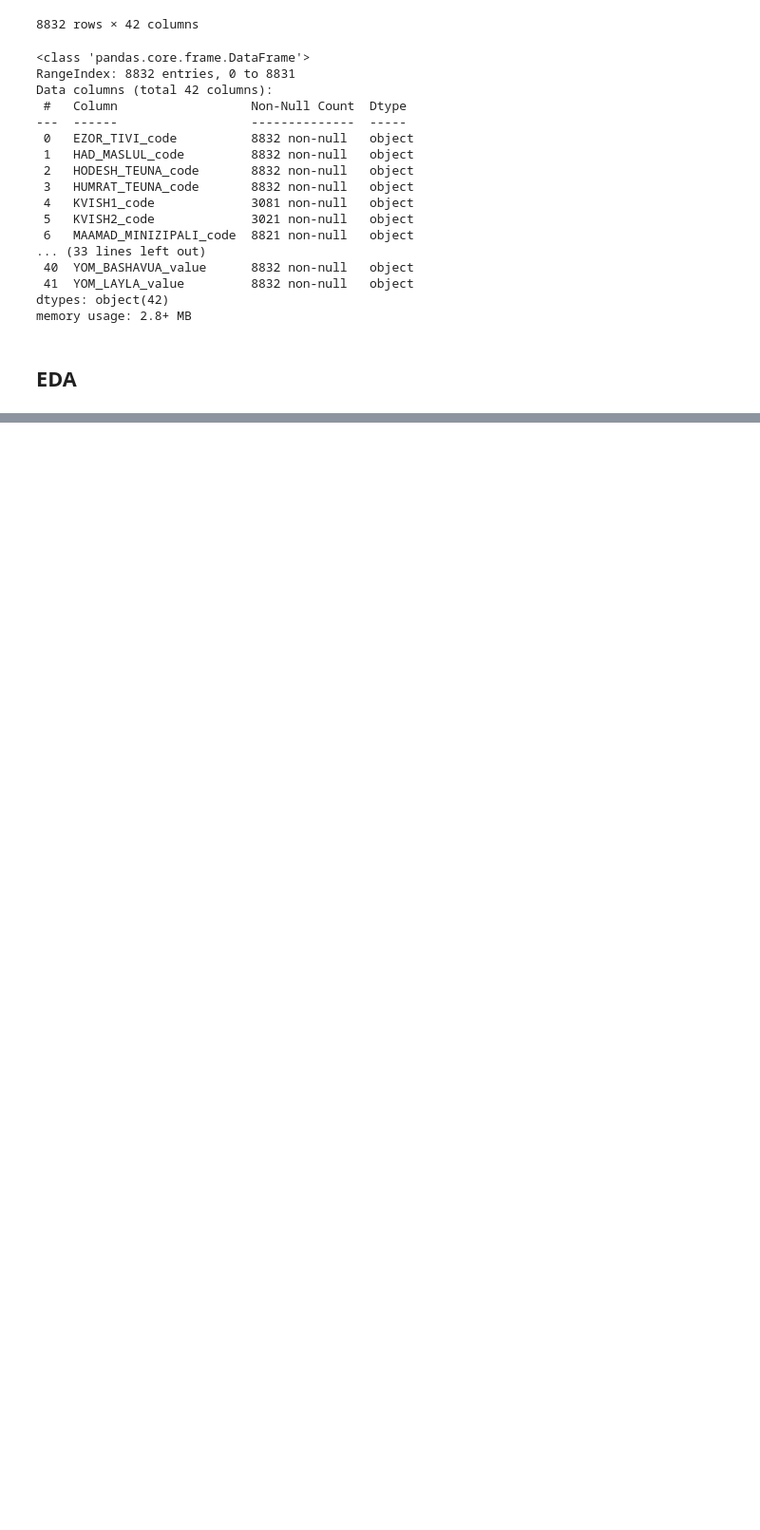
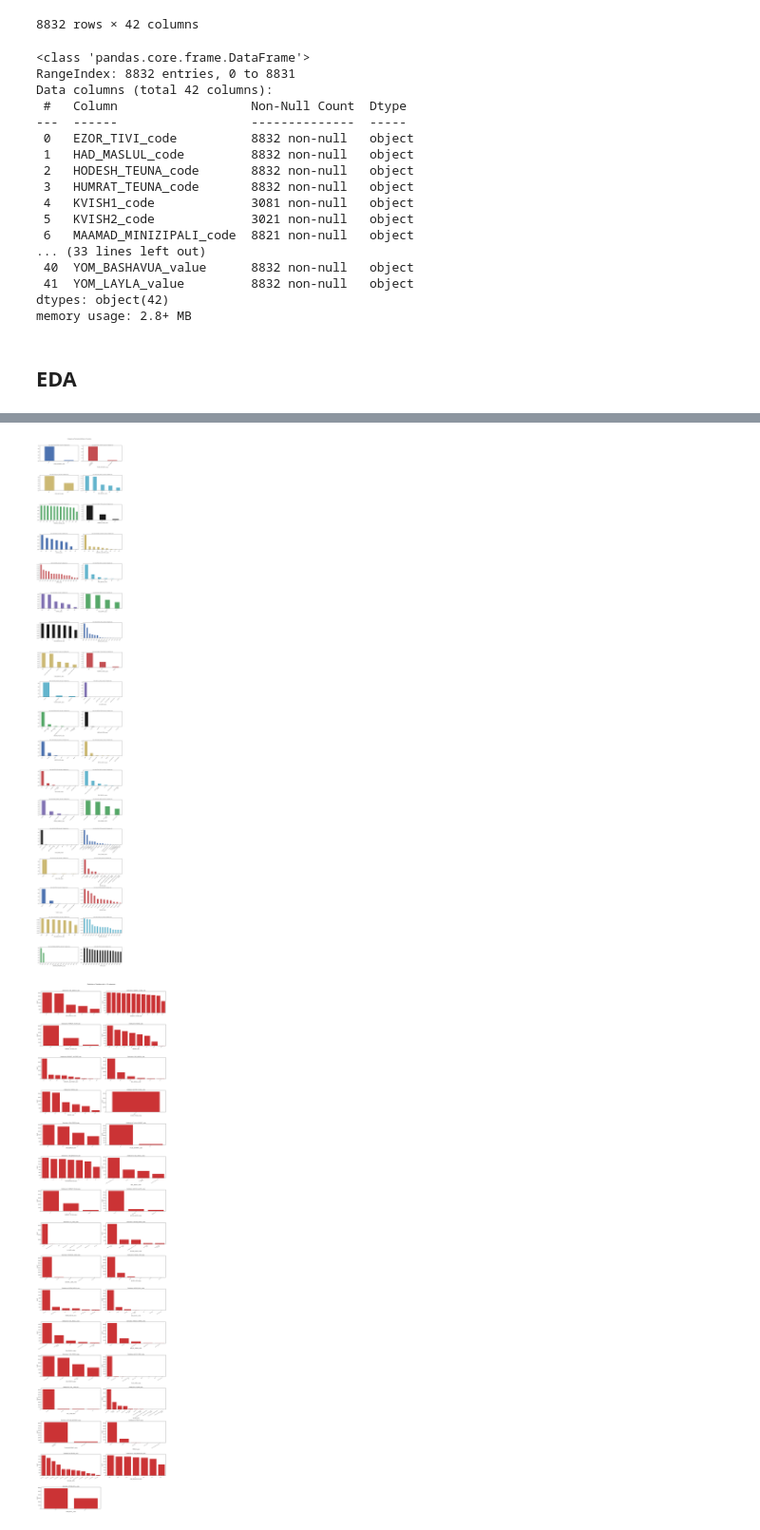
Before and after one commit to ShlomoKleinman/ML-Classification-Project, a Jupyter notebook: Untitled.ipynb, the cells around one changed output, grey strips where cells are left out. Shown at 95% size. Saved outputs shown, nothing was run; the diff lists cells and outputs as text; code cells hidden in the pictures; blank space fills up the shorter version.

```diff
--- a/Untitled.ipynb
+++ b/Untitled.ipynb
@@ -334,6 +330,10 @@ memory usage: 2.8+ MB
 # %%
 #!pip install autoviz
 # %%
+import matplotlib.pyplot as plt
+plt.rcParams['font.family'] = 'sans-serif'
+plt.rcParams['font.sans-serif'] = ['DejaVu Sans']
+
 from autoviz.AutoViz_Class import AutoViz_Class
 AV = AutoViz_Class()
 %matplotlib inline
@@ -355,21 +355,23 @@ Classifying variables in data set...
 To fix these data quality issues in the dataset, import FixDQ from autoviz...
 There are 2 duplicate rows in your dataset
     Alert: Dropping duplicate rows can sometimes cause your column data types to change to object!
     All variables classified into correct types.
 |  | Data Type | Missing Values% | Unique Values% | Minimum Value | Maximum Value | DQ Issue |
 | EZOR_TIVI_code | object | 0.000000 | 0 |  |  | 28 rare categories: Too many to l... |
 | HAD_MASLUL_code | object | 0.000000 | 0 |  |  | No issue |
 | HODESH_TEUNA_code | object | 0.000000 | 0 |  |  | No issue |
 | HUMRAT_TEUNA_code | object | 0.000000 | 0 |  |  | No issue |
 | KVISH1_code | object | 65.107588 | 3 |  |  | 5749 missing values. Impute them ... |
 | KVISH2_code | object | 65.787089 | 3 |  |  | 5809 missing values. Impute them ... |
 | MAAMAD_MINIZIPALI_code | object | 0.124575 | 0 |  |  | 11 missing values. Impute them wi... |
 | MAHOZ_code | object | 0.000000 | 0 |  |  | 1 rare categories: ['9.0']. Group... |
 | MEHIRUT_MUTERET_code | object | 0.000000 | 0 |  |  | 2 rare categories: ['7.0', '8.0']... |
 | NAFA_code | object | 0.000000 | 0 |  |  | 2 rare categories: ['29.0', '99.0... |
 | ... | ... | ... | ... | ... | ... | ... |
 | THUM_GEOGRAFI_value | object | 0.000000 | 0 |  |  | No issue |
 | TKINUT_value | object | 0.000000 | 0 |  |  | 3 rare categories: ['כביש משובש',... |
 | YEHIDA_value | object | 0.000000 | 0 |  |  | 1 rare categories: ['מרחב אילת'].... |
 | YOM_BASHAVUA_value | object | 0.000000 | 0 |  |  | No issue |
 | YOM_LAYLA_value | object | 0.000000 | 0 |  |  | No issue |
+[figure, added]
+[figure, added]
```
Also changed, not shown: parts of 2 cells of this notebook.
